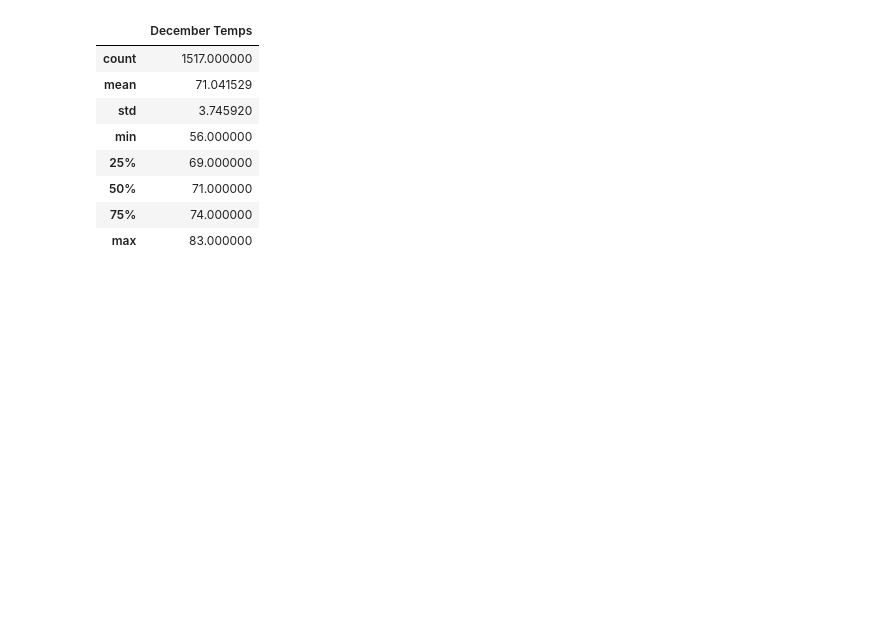
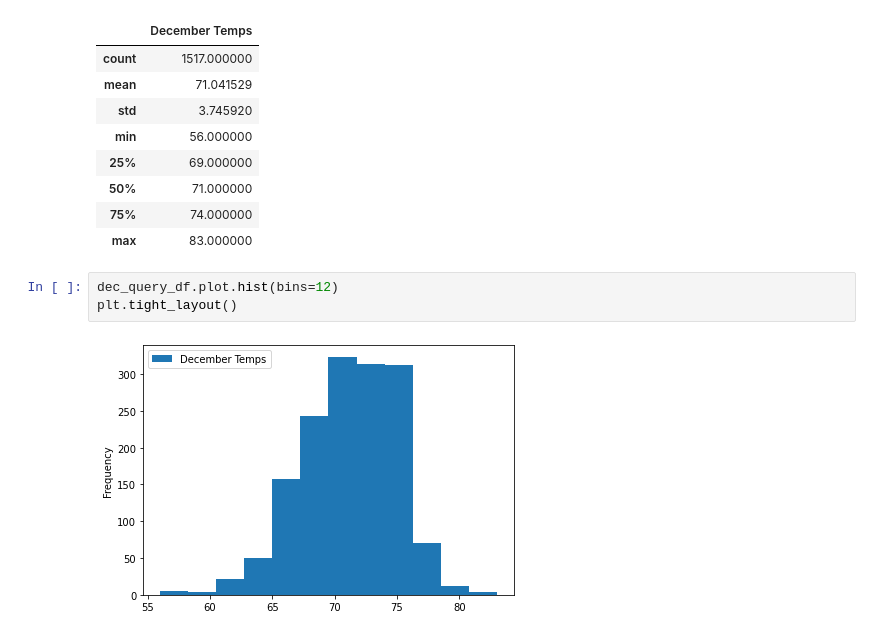
Before and after one commit to OPahunang/surfs_up, a Jupyter notebook: SurfsUp_Challenge.ipynb, the cells around one changed output. Cells and saved outputs as stored; diff of their text form; blank space fills up the shorter version.

```diff
--- a/SurfsUp_Challenge.ipynb
+++ b/SurfsUp_Challenge.ipynb
@@ -145,3 +151,8 @@ dec_query_df.describe()
 | 50% | 71.000000 |
 | 75% | 74.000000 |
 | max | 83.000000 |
+# %%
+dec_query_df.plot.hist(bins=12)
+plt.tight_layout()
+# %% [output]
+[figure, added]
```
Also changed, not shown: parts of 2 cells of this notebook, 3 other files.
